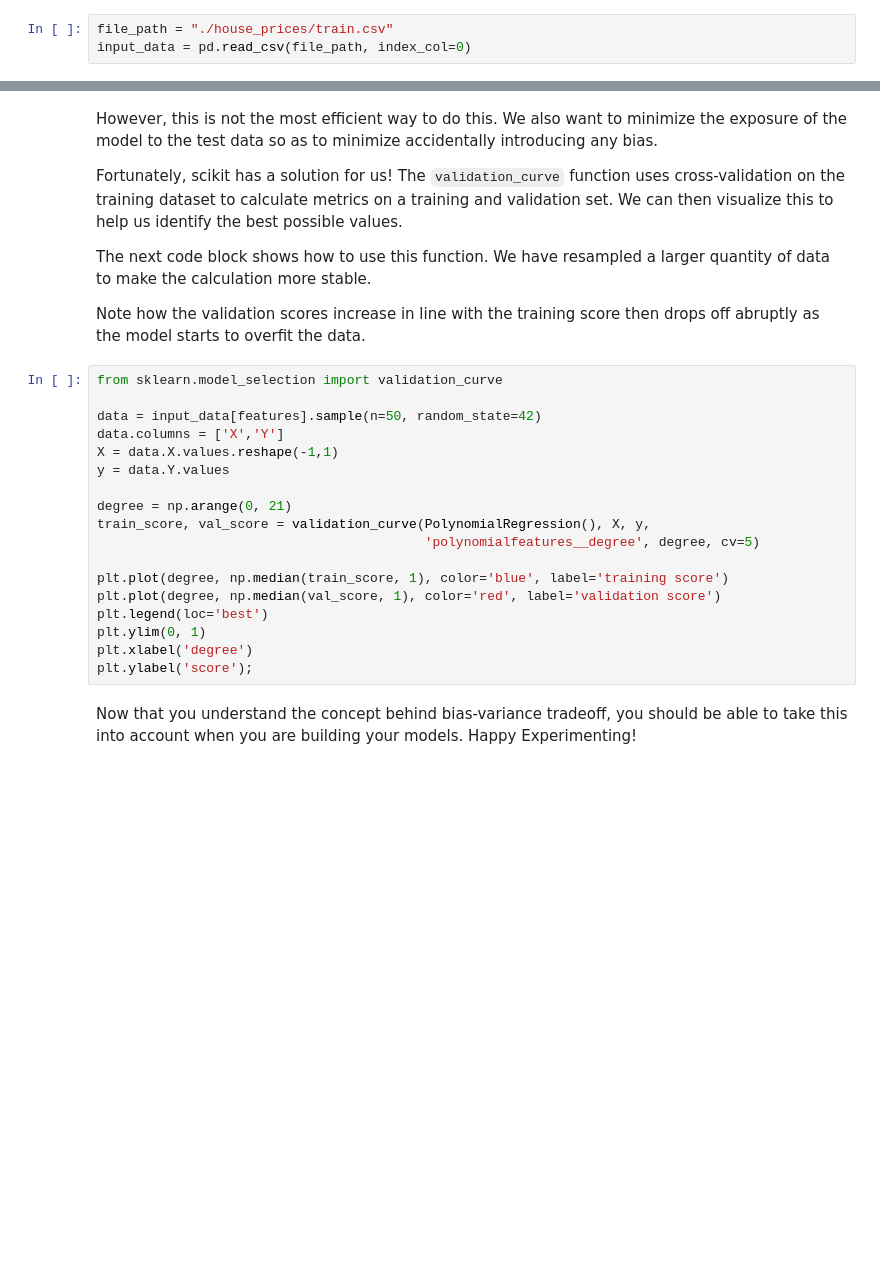
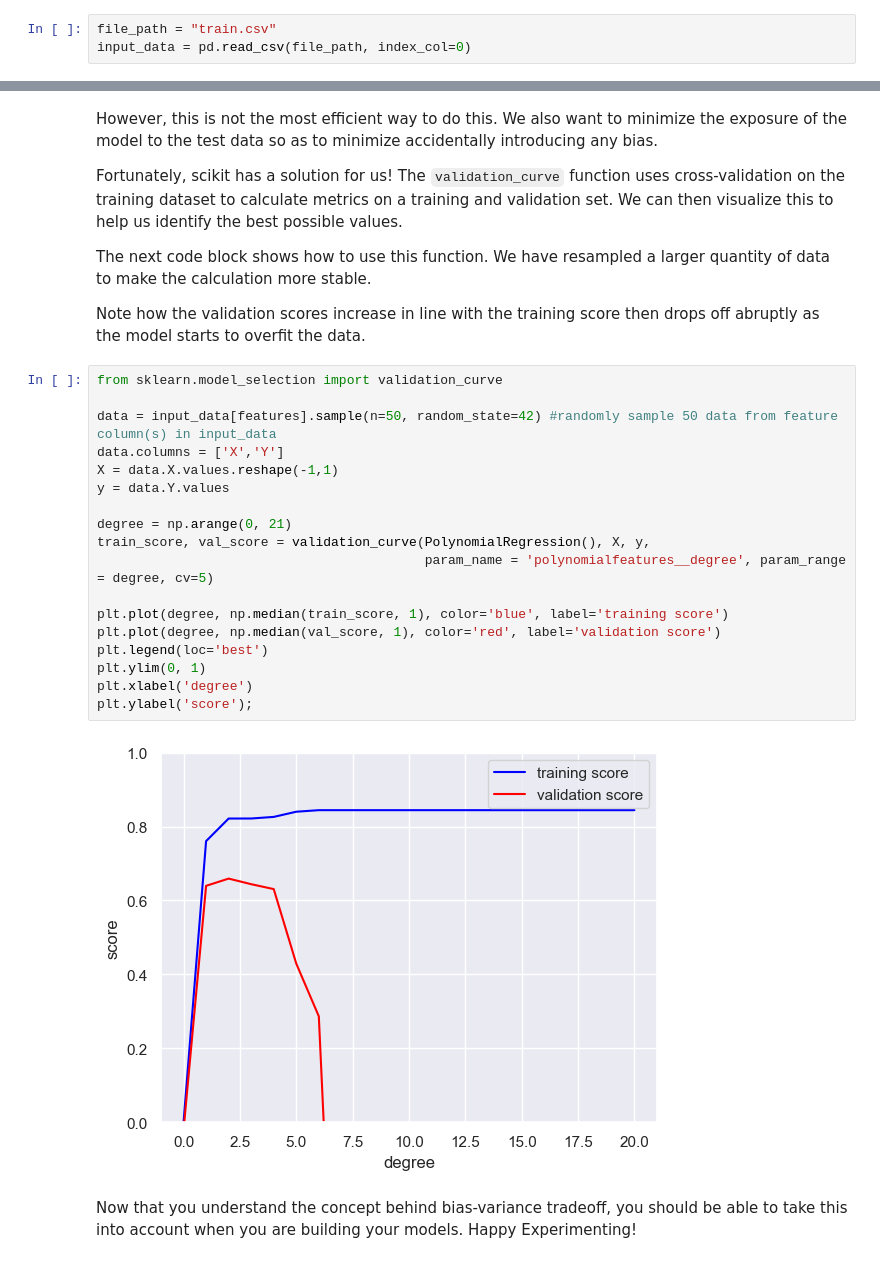
Before and after one commit to Noob-No-1/Housing-Price-Prediction-, a Jupyter notebook: Ex_BiasVariance_start.ipynb, the cells around one changed output, grey strips where cells are left out. Drawn from its saved outputs; the diff is of its cells as text; blank space fills up the shorter version.

Commit message:
Understadning the bias and variance errors in model training

```diff
--- a/Ex_BiasVariance_start.ipynb
+++ b/Ex_BiasVariance_start.ipynb
@@ -43,7 +43,7 @@ def PolynomialRegression(degree=2, **kwargs):
 # %% [markdown]
 Let us load the housing dataset and check that the data is consistent as in previous lessons.
 # %%
-file_path = "./house_prices/train.csv"
+file_path = "train.csv"
 input_data = pd.read_csv(file_path, index_col=0)
 # %%
 input_data.head() # check that the first few rows are the same as before
@@ -167,20 +209,22 @@ Note how the validation scores increase in line with the training score then dro
 # %%
 from sklearn.model_selection import validation_curve
 
-data = input_data[features].sample(n=50, random_state=42)
+data = input_data[features].sample(n=50, random_state=42) #randomly sample 50 data from feature column(s) in input_data
 data.columns = ['X','Y']
 X = data.X.values.reshape(-1,1)
 y = data.Y.values
 
 degree = np.arange(0, 21)
 train_score, val_score = validation_curve(PolynomialRegression(), X, y,
-                                          'polynomialfeatures__degree', degree, cv=5)
+                                          param_name = 'polynomialfeatures__degree', param_range = degree, cv=5)
 
 plt.plot(degree, np.median(train_score, 1), color='blue', label='training score')
 plt.plot(degree, np.median(val_score, 1), color='red', label='validation score')
 plt.legend(loc='best')
 plt.ylim(0, 1)
 plt.xlabel('degree')
 plt.ylabel('score');
+# %% [output]
+[figure, added]
 # %% [markdown]
 Now that you understand the concept behind bias-variance tradeoff, you should be able to take this into account when you are building your models. Happy Experimenting!
```
Also changed, not shown: parts of 12 cells of this notebook.
